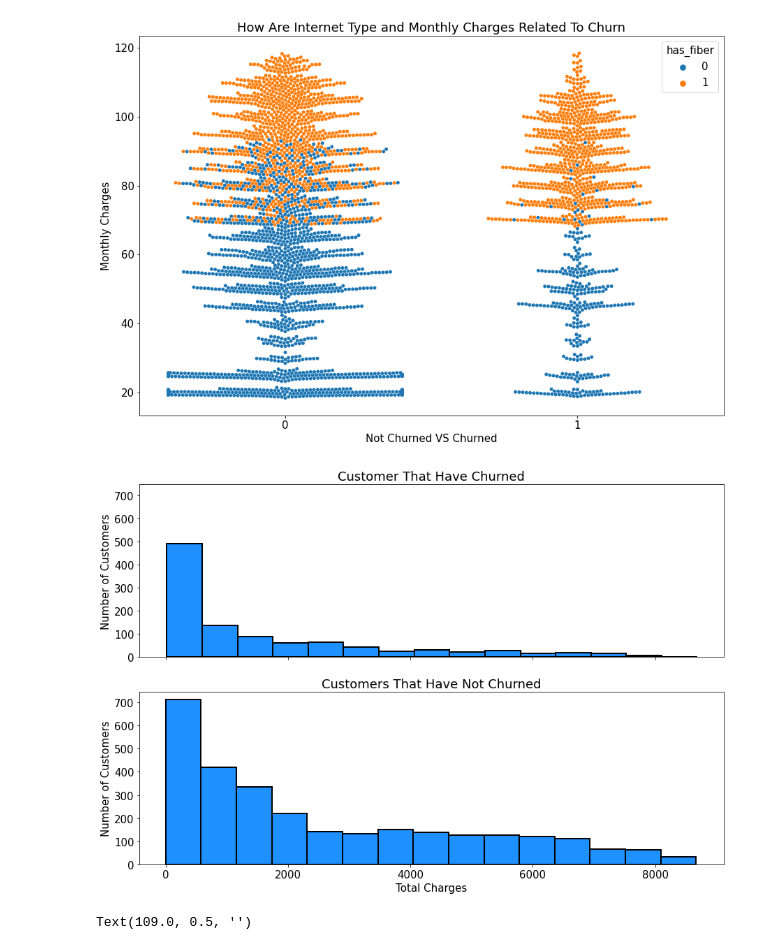
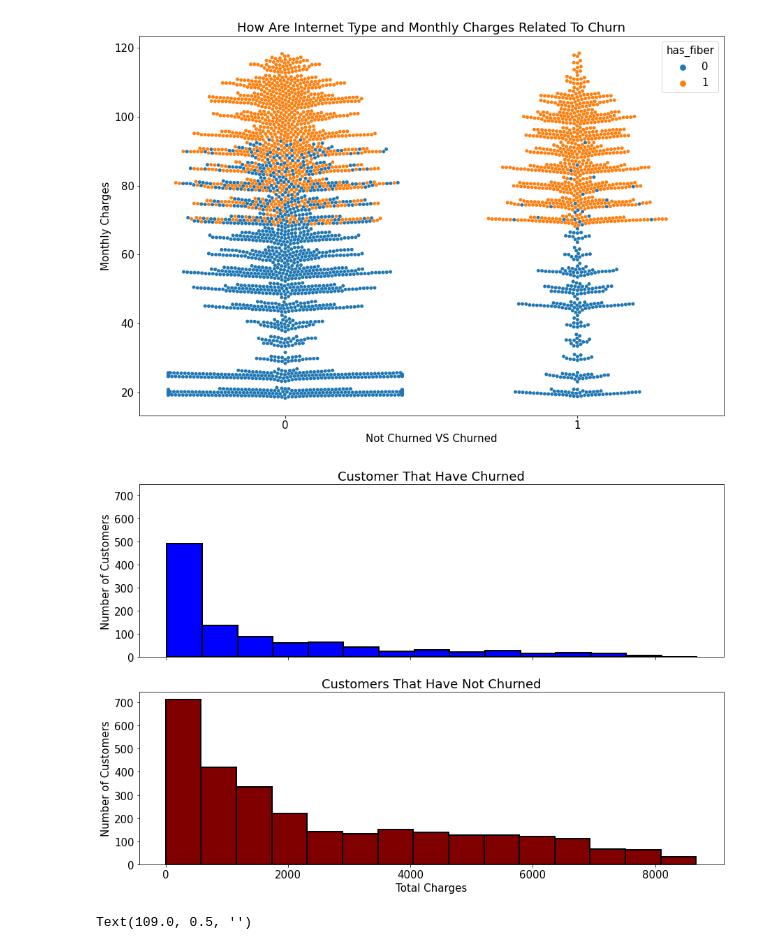
Before and after one commit to AAranda10/classification_project, a Jupyter notebook: Model.ipynb, the cells around one changed output. Drawn from its saved outputs; the diff is of its cells as text; code cells hidden in the pictures.

```diff
--- a/Model.ipynb
+++ b/Model.ipynb
@@ -114,21 +114,21 @@ Text(0, 0.5, 'Monthly Charges')
 # %%
 #This graph is to reflect on the amount of money a customer spent in total before churning and how much current
 # customer have spent thus far.
 fig, (ax1, ax2) = plt.subplots(2, 1, sharex=True, sharey=True)
 
 ax1.hist(train[train.has_churned == 1].total_charges, bins=15,
-         color='dodgerblue', ec='black', linewidth=2)
+         color='blue', ec='black', linewidth=2)
 
 ax1.set(title='Customer That Have Churned', ylabel='Number of Customers')
 
 ax2.hist(train[train.has_churned == 0].total_charges, bins=15,
-         color='dodgerblue', ec='black', linewidth=2)
+         color='maroon', ec='black', linewidth=2)
 
 ax2.set(title='Customers That Have Not Churned', xlabel='Total Charges', ylabel='Number of Customers')
 
 plt.show()
 # %% [output]
-[figure, old version]
+[figure, new version]
 # %%
 #Here I wanted to do a heatmap that would provide a visual of all those that churned vs not churned based on contract type
 #We can see that all the churn is coming from month to month, but majority of the not churned is also month to month
```
Also changed, not shown: parts of 3 cells of this notebook.
